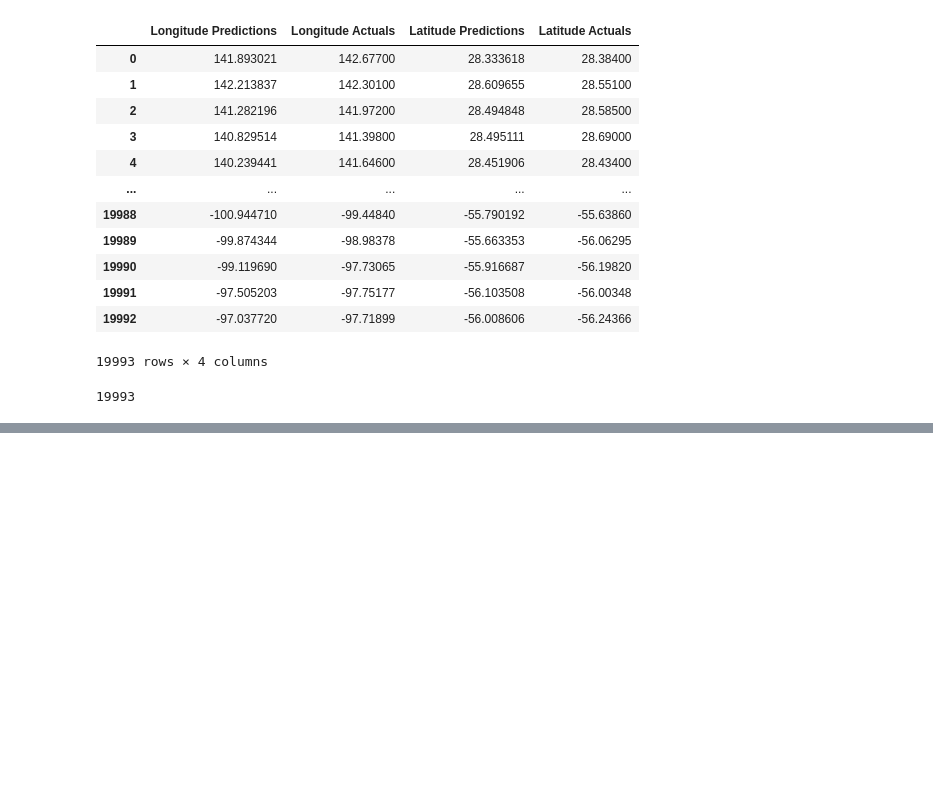
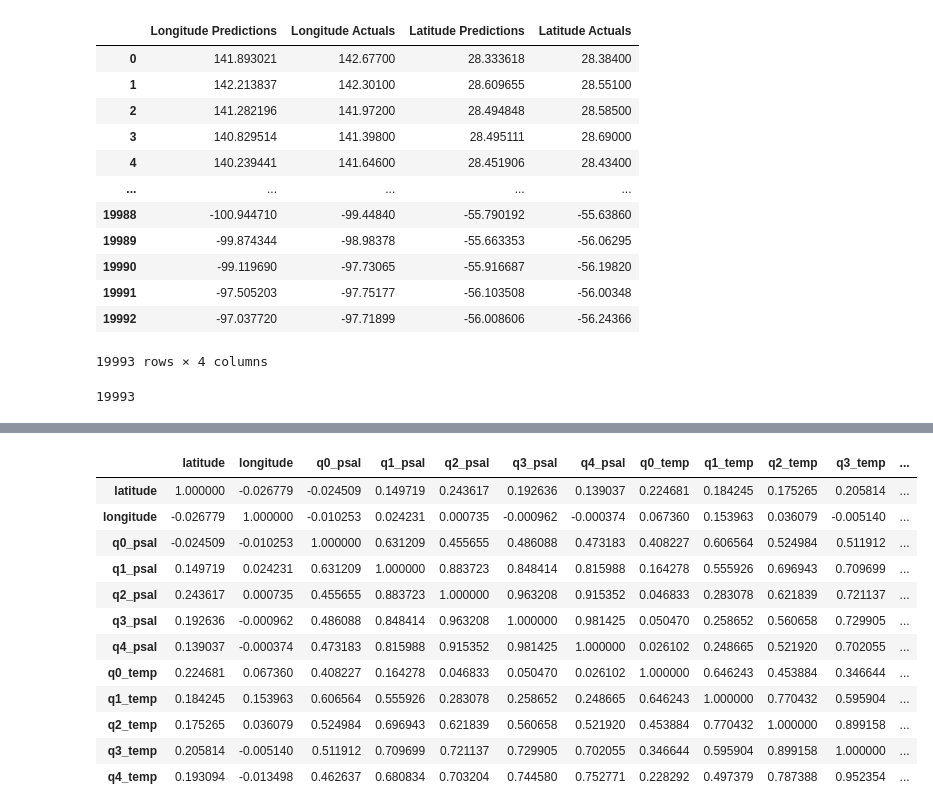
Before and after one commit to JonPGallegos/ocean_climate, a Jupyter notebook: ocean_climate.ipynb, the cells around one changed output, grey strips where cells are left out. Saved outputs shown, nothing was run; the diff lists cells and outputs as text; code cells hidden in the pictures; blank space fills up the shorter version.

```diff
--- a/ocean_climate.ipynb
+++ b/ocean_climate.ipynb
@@ -709,0 +795,16 @@ len(lstm_predictions)
+# %%
+data.corr()
+# %% [output]
+|  | latitude | longitude | q0_psal | q1_psal | q2_psal | q3_psal | q4_psal | q0_temp | q1_temp | q2_temp | q3_temp | ... |
+| latitude | 1.000000 | -0.026779 | -0.024509 | 0.149719 | 0.243617 | 0.192636 | 0.139037 | 0.224681 | 0.184245 | 0.175265 | 0.205814 | ... |
+| longitude | -0.026779 | 1.000000 | -0.010253 | 0.024231 | 0.000735 | -0.000962 | -0.000374 | 0.067360 | 0.153963 | 0.036079 | -0.005140 | ... |
+| q0_psal | -0.024509 | -0.010253 | 1.000000 | 0.631209 | 0.455655 | 0.486088 | 0.473183 | 0.408227 | 0.606564 | 0.524984 | 0.511912 | ... |
+| q1_psal | 0.149719 | 0.024231 | 0.631209 | 1.000000 | 0.883723 | 0.848414 | 0.815988 | 0.164278 | 0.555926 | 0.696943 | 0.709699 | ... |
+| q2_psal | 0.243617 | 0.000735 | 0.455655 | 0.883723 | 1.000000 | 0.963208 | 0.915352 | 0.046833 | 0.283078 | 0.621839 | 0.721137 | ... |
+| q3_psal | 0.192636 | -0.000962 | 0.486088 | 0.848414 | 0.963208 | 1.000000 | 0.981425 | 0.050470 | 0.258652 | 0.560658 | 0.729905 | ... |
+| q4_psal | 0.139037 | -0.000374 | 0.473183 | 0.815988 | 0.915352 | 0.981425 | 1.000000 | 0.026102 | 0.248665 | 0.521920 | 0.702055 | ... |
+| q0_temp | 0.224681 | 0.067360 | 0.408227 | 0.164278 | 0.046833 | 0.050470 | 0.026102 | 1.000000 | 0.646243 | 0.453884 | 0.346644 | ... |
+| q1_temp | 0.184245 | 0.153963 | 0.606564 | 0.555926 | 0.283078 | 0.258652 | 0.248665 | 0.646243 | 1.000000 | 0.770432 | 0.595904 | ... |
+| q2_temp | 0.175265 | 0.036079 | 0.524984 | 0.696943 | 0.621839 | 0.560658 | 0.521920 | 0.453884 | 0.770432 | 1.000000 | 0.899158 | ... |
+| q3_temp | 0.205814 | -0.005140 | 0.511912 | 0.709699 | 0.721137 | 0.729905 | 0.702055 | 0.346644 | 0.595904 | 0.899158 | 1.000000 | ... |
+| q4_temp | 0.193094 | -0.013498 | 0.462637 | 0.680834 | 0.703204 | 0.744580 | 0.752771 | 0.228292 | 0.497379 | 0.787388 | 0.952354 | ... |
```
Also changed, not shown: parts of 6 cells of this notebook.
